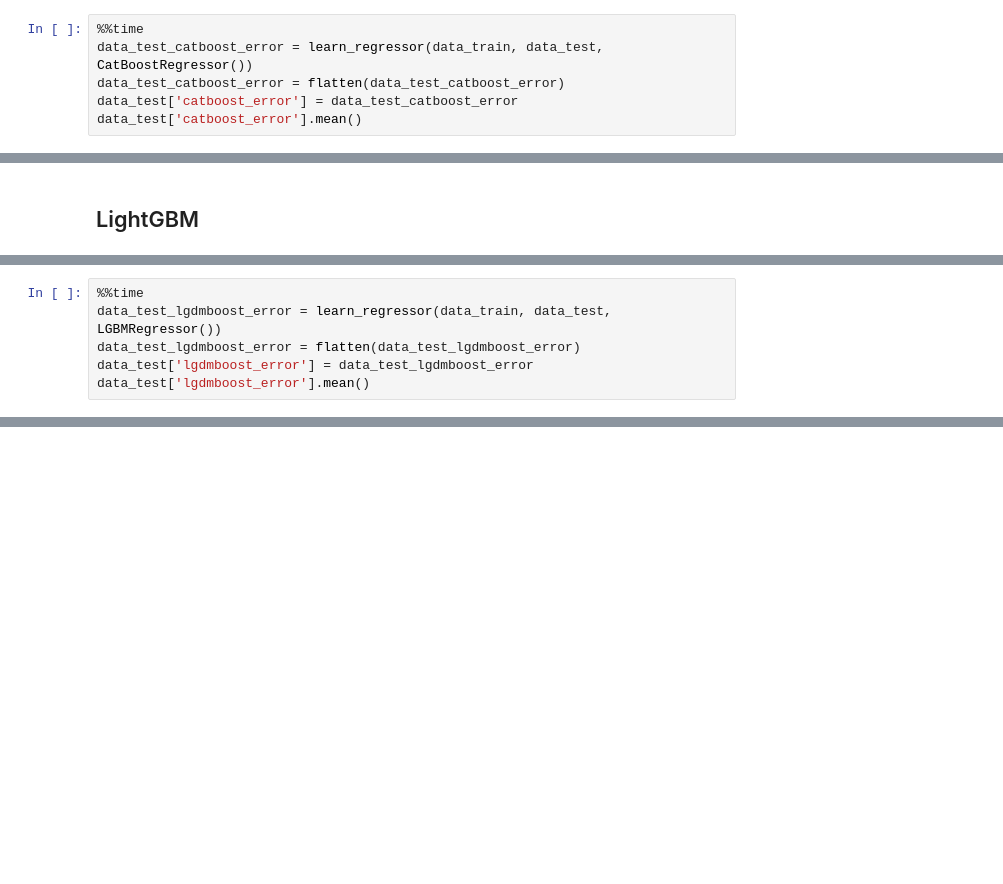
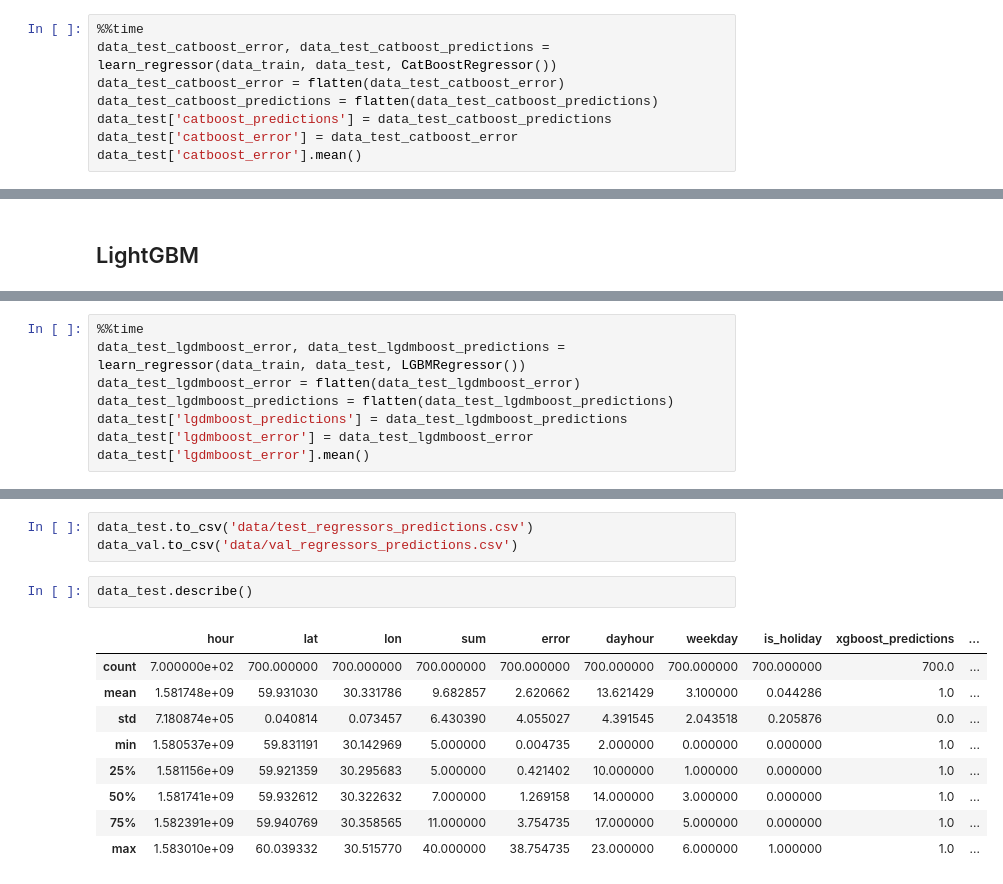
Before and after one commit to jrzkaminski/IndustrialML-ITMO, a Jupyter notebook: Regressors_solutions.ipynb, the cells around one changed output, grey strips where cells are left out. Drawn from its saved outputs; the diff is of its cells as text; blank space fills up the shorter version.

```diff
--- a/Regressors_solutions.ipynb
+++ b/Regressors_solutions.ipynb
@@ -173,8 +229,10 @@ time = 121.6 s
 error = 0.86764
 # %%
 %%time
-data_test_catboost_error = learn_regressor(data_train, data_test, CatBoostRegressor())
+data_test_catboost_error, data_test_catboost_predictions = learn_regressor(data_train, data_test, CatBoostRegressor())
 data_test_catboost_error = flatten(data_test_catboost_error)
+data_test_catboost_predictions = flatten(data_test_catboost_predictions)
+data_test['catboost_predictions'] = data_test_catboost_predictions
 data_test['catboost_error'] = data_test_catboost_error
 data_test['catboost_error'].mean()
 # %% [markdown]
@@ -200,6 +260,8 @@ error = 0.866203
 # %%
 %%time
-data_test_lgdmboost_error = learn_regressor(data_train, data_test, LGBMRegressor())
+data_test_lgdmboost_error, data_test_lgdmboost_predictions = learn_regressor(data_train, data_test, LGBMRegressor())
 data_test_lgdmboost_error = flatten(data_test_lgdmboost_error)
+data_test_lgdmboost_predictions = flatten(data_test_lgdmboost_predictions)
+data_test['lgdmboost_predictions'] = data_test_lgdmboost_predictions
 data_test['lgdmboost_error'] = data_test_lgdmboost_error
 data_test['lgdmboost_error'].mean()
@@ -217,0 +296,15 @@ data_val['lgdmboost_error'].mean()
+# %%
+data_test.to_csv('data/test_regressors_predictions.csv')
+data_val.to_csv('data/val_regressors_predictions.csv')
+# %%
+data_test.describe()
+# %% [output]
+|  | hour | lat | lon | sum | error | dayhour | weekday | is_holiday | xgboost_predictions | ... |
+| count | 7.000000e+02 | 700.000000 | 700.000000 | 700.000000 | 700.000000 | 700.000000 | 700.000000 | 700.000000 | 700.0 | ... |
+| mean | 1.581748e+09 | 59.931030 | 30.331786 | 9.682857 | 2.620662 | 13.621429 | 3.100000 | 0.044286 | 1.0 | ... |
+| std | 7.180874e+05 | 0.040814 | 0.073457 | 6.430390 | 4.055027 | 4.391545 | 2.043518 | 0.205876 | 0.0 | ... |
+| min | 1.580537e+09 | 59.831191 | 30.142969 | 5.000000 | 0.004735 | 2.000000 | 0.000000 | 0.000000 | 1.0 | ... |
+| 25% | 1.581156e+09 | 59.921359 | 30.295683 | 5.000000 | 0.421402 | 10.000000 | 1.000000 | 0.000000 | 1.0 | ... |
+| 50% | 1.581741e+09 | 59.932612 | 30.322632 | 7.000000 | 1.269158 | 14.000000 | 3.000000 | 0.000000 | 1.0 | ... |
+| 75% | 1.582391e+09 | 59.940769 | 30.358565 | 11.000000 | 3.754735 | 17.000000 | 5.000000 | 0.000000 | 1.0 | ... |
+| max | 1.583010e+09 | 60.039332 | 30.515770 | 40.000000 | 38.754735 | 23.000000 | 6.000000 | 1.000000 | 1.0 | ... |
```
Also changed, not shown: parts of 17 cells of this notebook, 8 other files.
